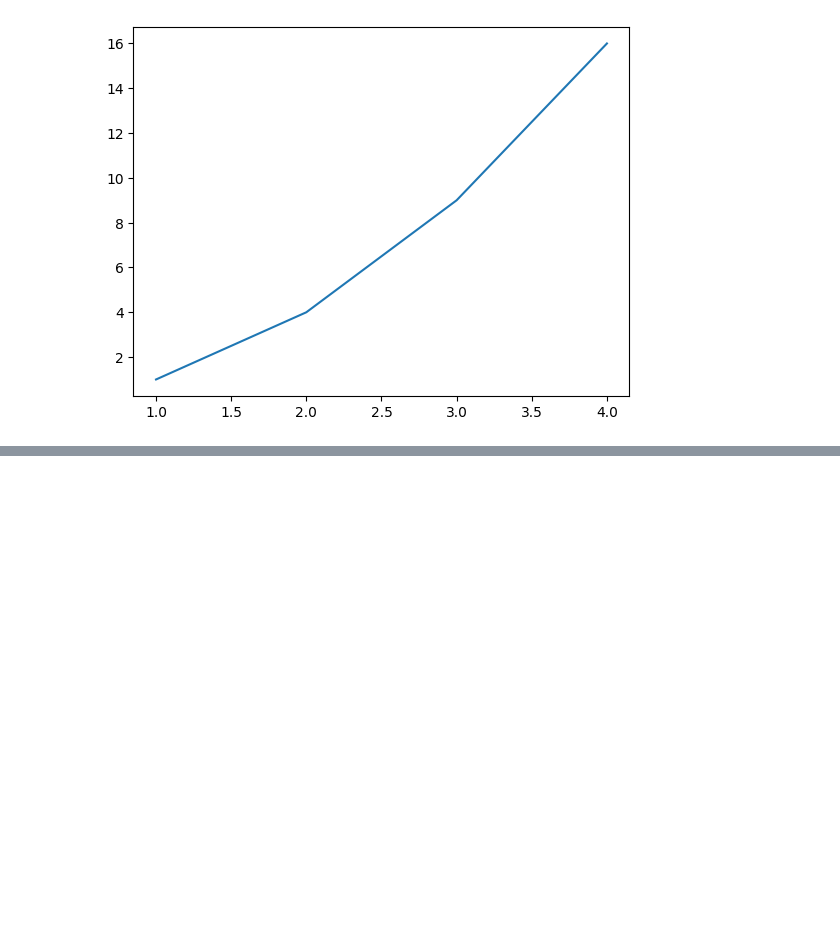
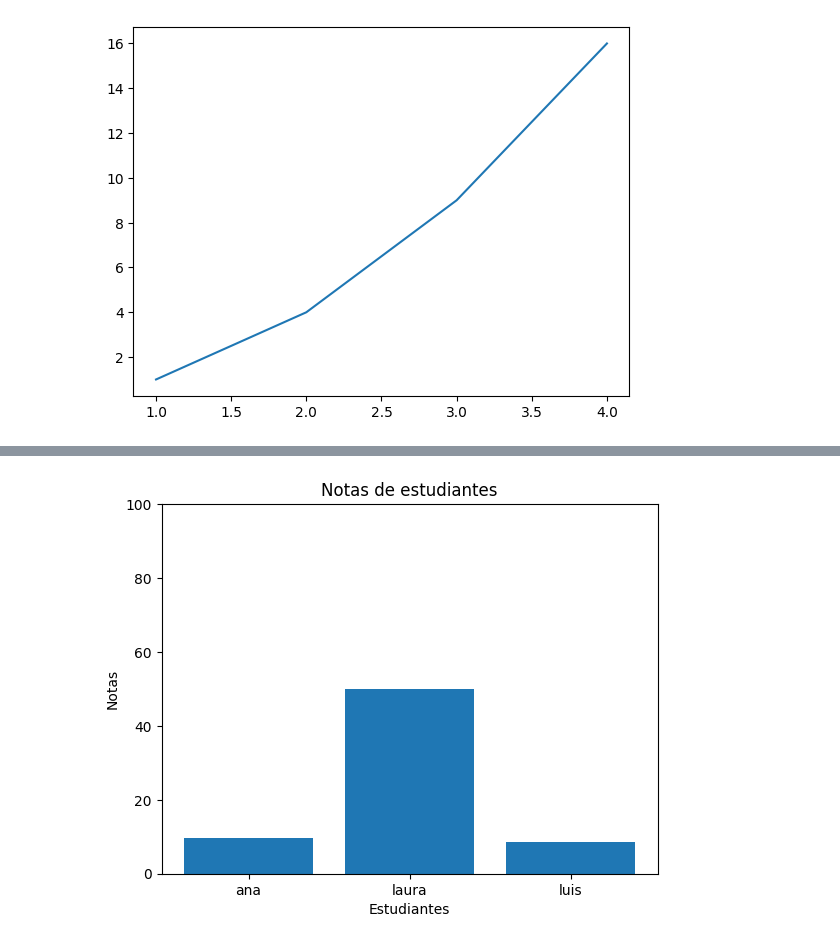
Before and after one commit to jdmartinezrs/K-NN_MODEL_KM_VEHICLE_PREDICTION, a Jupyter notebook: FuncionesNumpyPandasyMatplotlib.ipynb, the cells around one changed output, grey strips where cells are left out. Cells and saved outputs as stored; diff of their text form; code cells hidden in the pictures; blank space fills up the shorter version.

```diff
--- a/FuncionesNumpyPandasyMatplotlib.ipynb
+++ b/FuncionesNumpyPandasyMatplotlib.ipynb
@@ -99,0 +107,12 @@ plt.show()
+# %%
+estudiante= ['ana','laura','luis']
+nota=[9.8,50,8.5]
+
+plt.bar(estudiante,nota)
+plt.title('Notas de estudiantes')
+plt.xlabel('Estudiantes')
+plt.ylabel('Notas')
+plt.ylim(0,100)
+plt.show()
+# %% [output]
+[figure, added]
```
Also changed, not shown: parts of 3 cells of this notebook.
